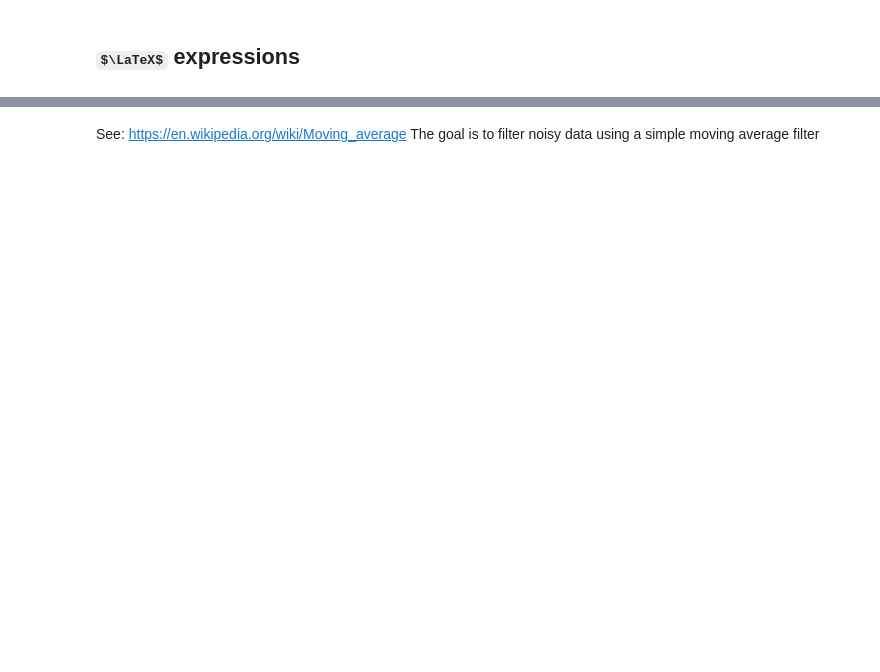
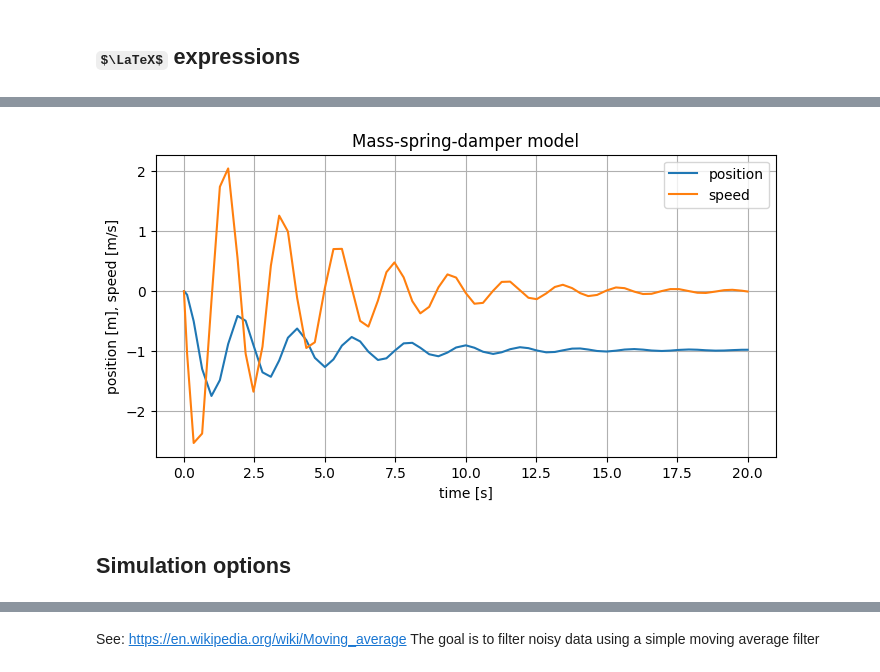
Before and after one commit to CVUT-FS-12110/Python-for-Scientific-Computations-and-Control, a Jupyter notebook: courses/numpy_matplotlib.ipynb, the cells around one changed output, grey strips where cells are left out. Drawn from its saved outputs; the diff is of its cells as text; code cells hidden in the pictures; some formulas as TeX source; blank space fills up the shorter version.

```diff
--- a/courses/numpy_matplotlib.ipynb
+++ b/courses/numpy_matplotlib.ipynb
@@ -342,0 +362,8 @@ plt.show()
+# %%
+# Function to solve
+def func(t, z, k, c, m, g):
+    x1, x2 = z
+
+    x1_dot = x2
+    x2_dot = -k/m*x1 - c/m*x2 - g
+    return [x1_dot, x2_dot]
@@ -342,0 +385,18 @@ plt.show()
+# %%
+# solve the system
+sol = integrate.solve_ivp(func,[t_start, t_stop], [x1_0, x2_0], args=(k, c, m, g))
+# %%
+# Visualization
+fig = plt.figure(figsize = (8,4),dpi = 100)
+plt.plot(sol.t, sol.y[0], label = "position")
+plt.plot(sol.t, sol.y[1], label = "speed")
+plt.grid(True)
+plt.title("Mass-spring-damper model") #add a title
+plt.xlabel('time [s]') #x axis label
+plt.ylabel('position [m], speed [m/s]') #y axis label
+plt.legend(loc='upper right')
+plt.show()
+# %% [output]
+[figure, added]
+# %% [markdown]
+## Simulation options
```
Also changed, not shown: parts of 31 cells of this notebook, 5 other files.
